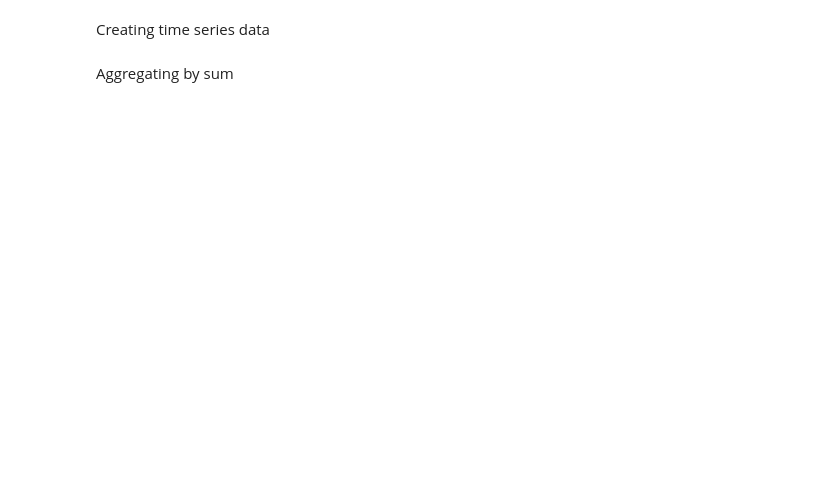
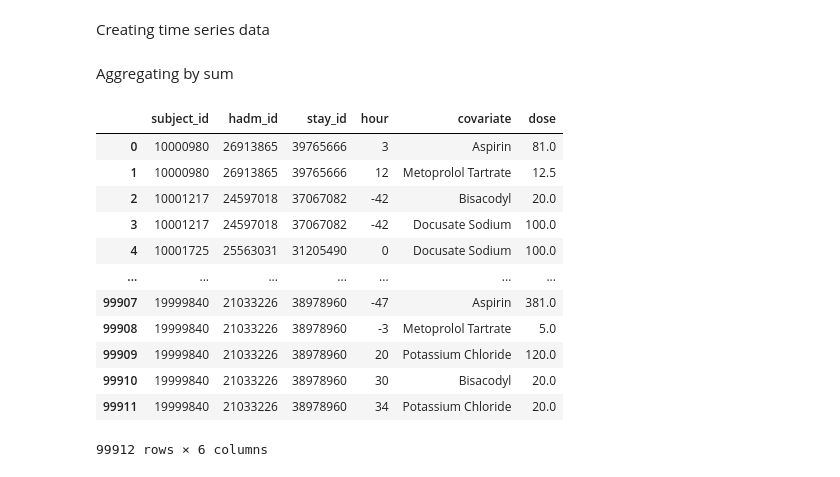
Before and after one commit to suvdzul/Reproduce-RNN-paper, a Jupyter notebook: acquire/covariates/Covariates_Prescriptions.ipynb, the cells around one changed output. Cells and saved outputs as stored; diff of their text form; code cells hidden in the pictures; blank space fills up the shorter version.

```diff
--- a/acquire/covariates/Covariates_Prescriptions.ipynb
+++ b/acquire/covariates/Covariates_Prescriptions.ipynb
@@ -159,5 +174,21 @@ drug = drug[['subject_id', 'hadm_id', 'stay_id', 'hour', 'covariate', 'dose']]
 Aggregating by sum
 # %%
 drug2=drug.groupby(['subject_id','hadm_id','stay_id','hour', 'covariate'], as_index=False)['dose'].sum()
+# %%
+display(drug2)
+# %% [output]
+|  | subject_id | hadm_id | stay_id | hour | covariate | dose |
+| 0 | 10000980 | 26913865 | 39765666 | 3 | Aspirin | 81.0 |
+| 1 | 10000980 | 26913865 | 39765666 | 12 | Metoprolol Tartrate | 12.5 |
+| 2 | 10001217 | 24597018 | 37067082 | -42 | Bisacodyl | 20.0 |
+| 3 | 10001217 | 24597018 | 37067082 | -42 | Docusate Sodium | 100.0 |
+| 4 | 10001725 | 25563031 | 31205490 | 0 | Docusate Sodium | 100.0 |
+| ... | ... | ... | ... | ... | ... | ... |
+| 99907 | 19999840 | 21033226 | 38978960 | -47 | Aspirin | 381.0 |
+| 99908 | 19999840 | 21033226 | 38978960 | -3 | Metoprolol Tartrate | 5.0 |
+| 99909 | 19999840 | 21033226 | 38978960 | 20 | Potassium Chloride | 120.0 |
+| 99910 | 19999840 | 21033226 | 38978960 | 30 | Bisacodyl | 20.0 |
+| 99911 | 19999840 | 21033226 | 38978960 | 34 | Potassium Chloride | 20.0 |
+99912 rows × 6 columns
 # %%
 pandas_gbq.to_gbq(drug2,'rnn_dataset.timeseries-pres-table', project_id=project_id, if_exists='replace')
```
Also changed, not shown: parts of 6 cells of this notebook.
